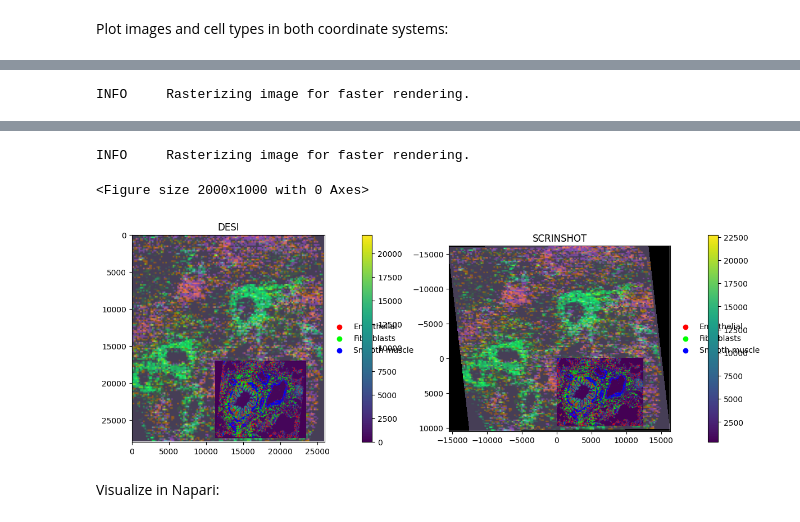
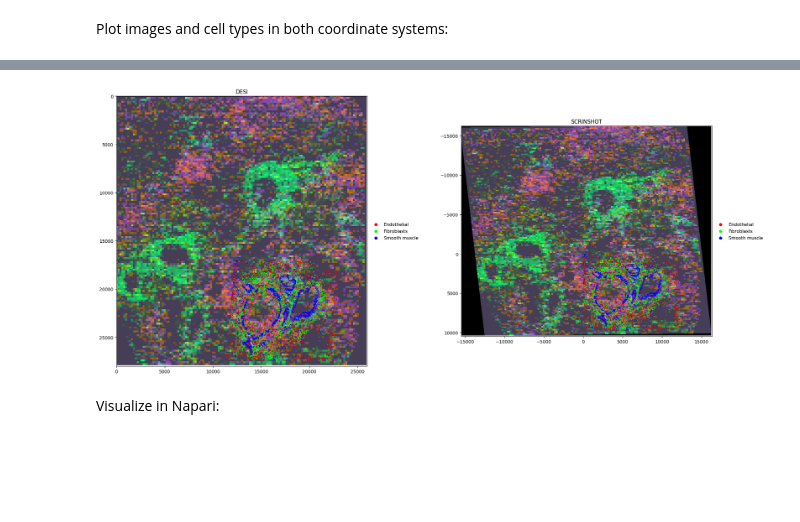
Before and after one commit to BIIFSweden/7488_multimodal-spatialdata-tissuumaps, a Jupyter notebook: notebooks/create_spatialdata.ipynb, the cells around one changed output, grey strips where cells are left out. Saved outputs shown, nothing was run; the diff lists cells and outputs as text; code cells hidden in the pictures; blank space fills up the shorter version.

```diff
--- a/notebooks/create_spatialdata.ipynb
+++ b/notebooks/create_spatialdata.ipynb
@@ -20,5 +20,8 @@ from spatialdata.transformations import Affine, set_transformation, Identity, Se
 
 from napari_spatialdata import Interactive
 
+import matplotlib.pyplot as plt
+plt.rcParams["figure.figsize"] = (12, 12)
+
 import warnings
 warnings.filterwarnings("ignore")
@@ -244,16 +248,13 @@ Plot images and cell types in both coordinate systems:
 # %%
 import spatialdata_plot
 sdata["cell_types"].obs["Cell.type"] = sdata["cell_types"].obs["Cell.type"].astype("category")
-# Set figure size
-import matplotlib.pyplot as plt
-plt.figure(figsize=(20, 10))
 
-sdata.pl.render_images("DESI_image").pl.render_images("hyb1_DAPI").pl.render_shapes(
+sdata.pl.render_images("DESI_image").pl.render_shapes(
     "cells",
     color="Cell.type",
     groups=['Endothelial','Fibroblasts','Smooth muscle'],
     palette=['#FF0000','#00FF00','#0000FF'],
-    method="matplotlib"
+    method="matplotlib",
 ).pl.show()
 # %% [output]
 WARNING:matplotlib.image:Clipping input data to the valid range for imshow with RGB data ([0..1] for floats or [0..255] for integers). Got range [-0.03686636..1.1382488].
@@ -260 +261,0 @@ WARNING:matplotlib.image:Clipping input data to the valid range for imshow with
-INFO     Rasterizing image for faster rendering.
@@ -262,6 +262,4 @@ WARNING:matplotlib.image:Clipping input data to the valid range for imshow with
-INFO     Rasterizing image for faster rendering.
-<Figure size 2000x1000 with 0 Axes>
-[figure, old version]
+[figure, new version]
 # %% [markdown]
 Visualize in Napari:
 # %%
```
Also changed, not shown: parts of 4 cells of this notebook, 2 other files.
